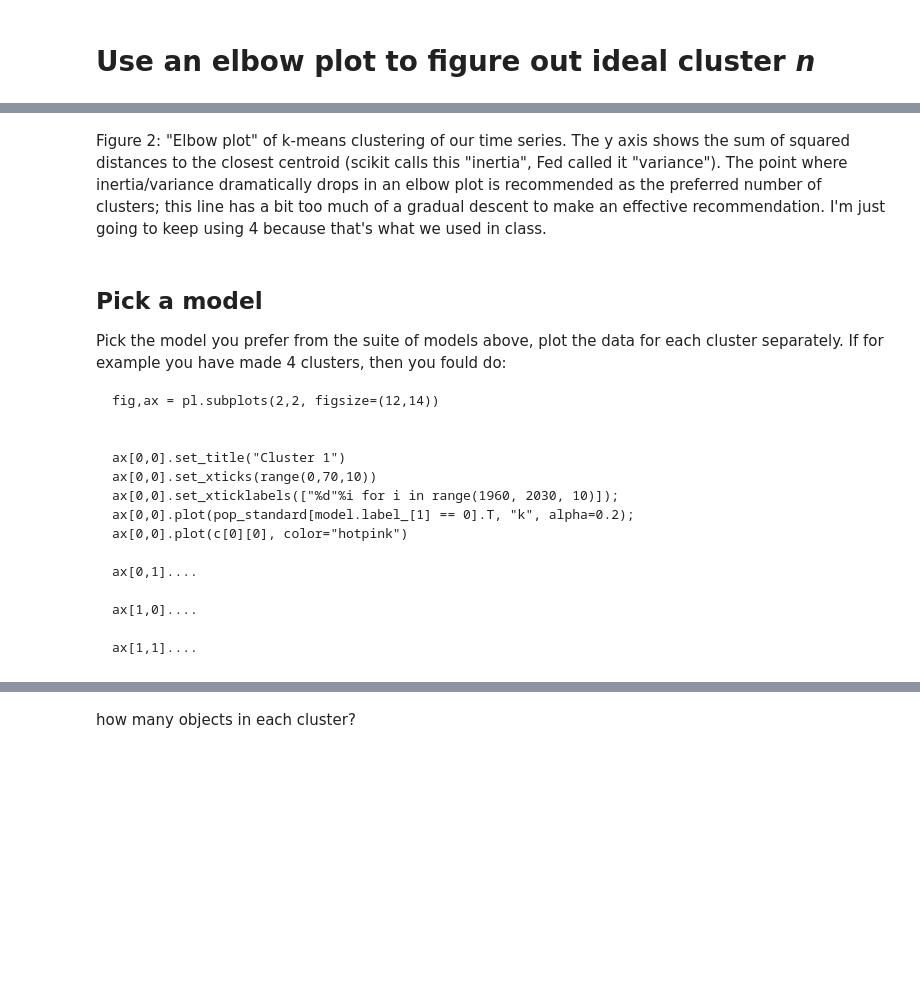
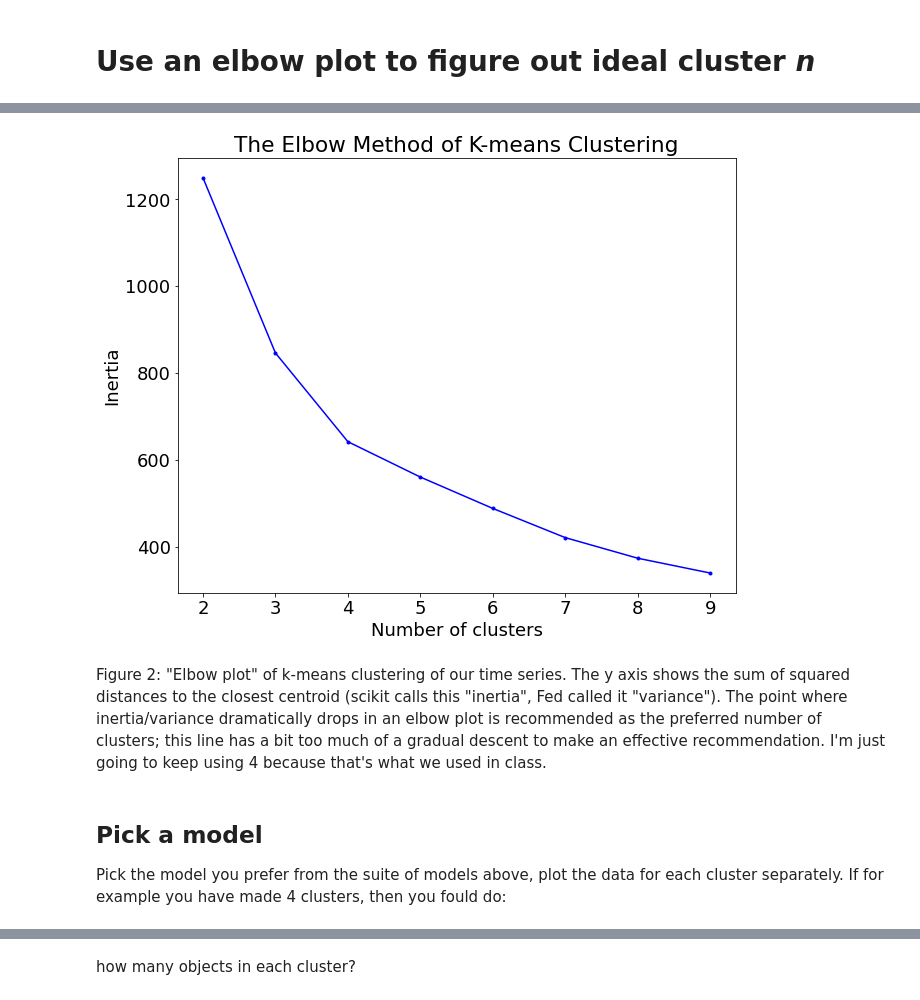
Before and after one commit to amir1913/PUS2022_AMeydani, a Jupyter notebook: HW5/Copy_of_HW5_timeSeriesClustering_instructions.ipynb, the cells around one changed output, grey strips where cells are left out. Saved outputs shown, nothing was run; the diff lists cells and outputs as text; code cells hidden in the pictures; blank space fills up the shorter version.

````diff
--- a/HW5/Copy_of_HW5_timeSeriesClustering_instructions.ipynb
+++ b/HW5/Copy_of_HW5_timeSeriesClustering_instructions.ipynb
@@ -188,0 +178,9 @@ For each model, fit the data and calculate the "inertia" which is
+# %%
+iner = []
+K = range(2,10)
+for k in K:
+    kmeanModel = cluster.KMeans(n_clusters=k)
+    kmeanModel.fit(pop_stand)
+    iner.append(kmeanModel.inertia_)
+
+iner
@@ -189,37 +196,20 @@ For each model, fit the data and calculate the "inertia" which is
 # %%
 # use the "inertia" (intracluster variance essentially) to make an Elbow plot:
 # inertia is the y axis, the number of clusters are the x axis.
 # assess if the elbow plot shows an inflection, which you can use to determin the "right" number of clusters
-inertia = []
-for i in range(2, 10):
-  ...
-  inertia.append()
-
-pl.plot(range(2, 10), inertia)
-pl.xlabel("Number of Clusters")
-pl.ylabel("Inertia/Variance");
+import matplotlib.pyplot as plt
+plt.figure(figsize=(10,8))
+plt.plot(K, iner, 'b.-')
+plt.xlabel('Number of clusters')
+plt.ylabel('Inertia')
+plt.title('The Elbow Method of K-means Clustering')
+plt.show()
+# %% [output]
+[figure, added]
 # %% [markdown]
 Figure 2: "Elbow plot" of k-means clustering of our time series. The y axis shows the sum of squared distances to the closest centroid (scikit calls this "inertia", Fed called it "variance"). The point where inertia/variance dramatically drops in an elbow plot is recommended as the preferred number of clusters; this line has a bit too much of a gradual descent to make an effective recommendation. I'm just going to keep using 4 because that's what we used in class.
 # %% [markdown]
 ## Pick a model
-Pick the model you prefer from the suite of models above, plot the data for each cluster separately.
-If for example you have made 4 clusters, then you fould do:
-
-```
-fig,ax = pl.subplots(2,2, figsize=(12,14))
-
-
-ax[0,0].set_title("Cluster 1")
-ax[0,0].set_xticks(range(0,70,10))
-ax[0,0].set_xticklabels(["%d"%i for i in range(1960, 2030, 10)]);
-ax[0,0].plot(pop_standard[model.label_[1] == 0].T, "k", alpha=0.2);
-ax[0,0].plot(c[0][0], color="hotpink")
-
-ax[0,1]....
-
-ax[1,0]....
-
-ax[1,1]....
-```
+Pick the model you prefer from the suite of models above, plot the data for each cluster separately. If for example you have made 4 clusters, then you fould do:
 # %%
 # time for a k-means cluster!!
````
Also changed, not shown: parts of 23 cells of this notebook.
